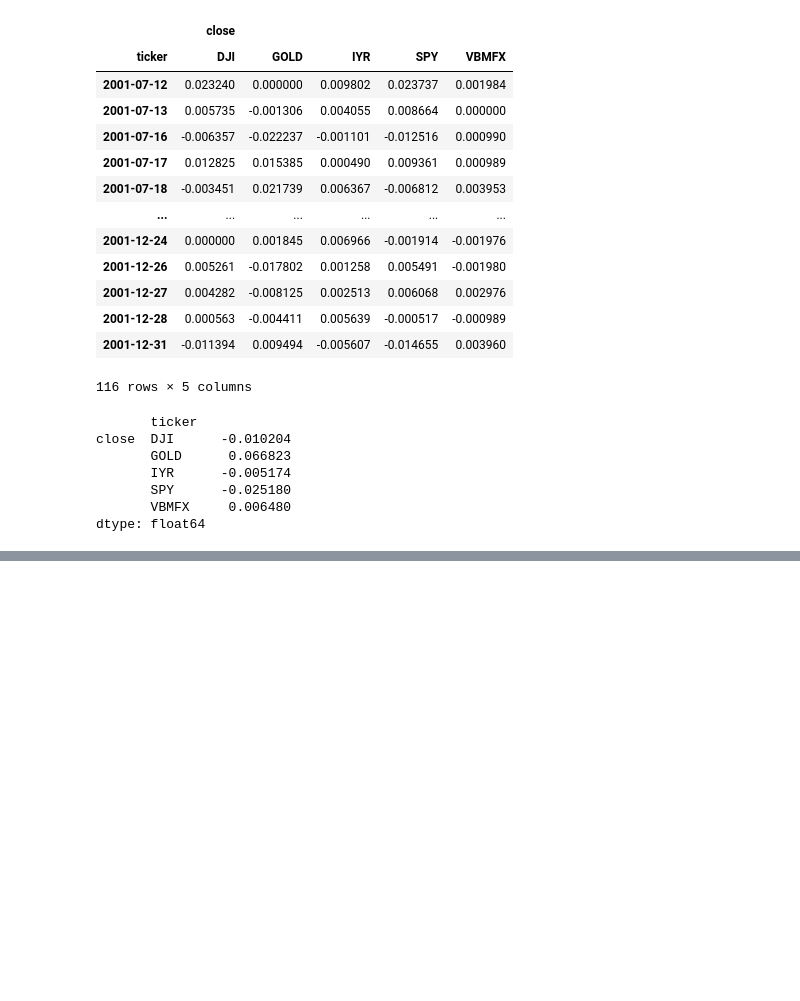
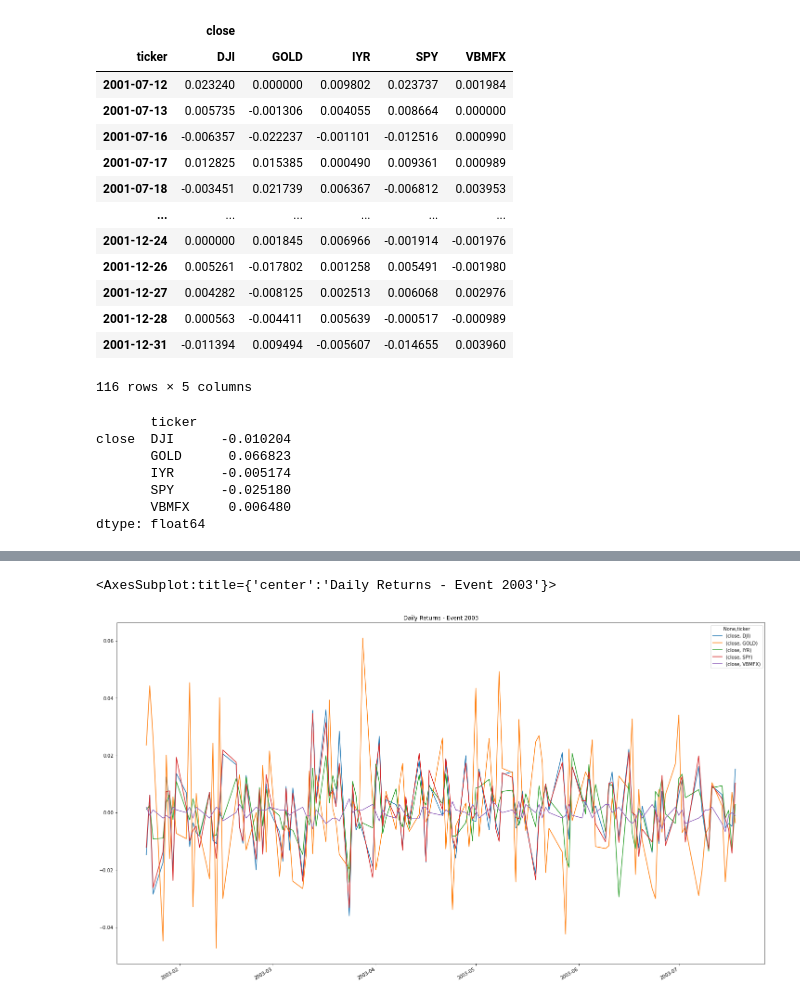
Before and after one commit to dcha314/project_1, a Jupyter notebook: baris_project1_draft.ipynb, the cells around one changed output, grey strips where cells are left out. Saved outputs shown, nothing was run; the diff lists cells and outputs as text; code cells hidden in the pictures; blank space fills up the shorter version.

```diff
--- a/baris_project1_draft.ipynb
+++ b/baris_project1_draft.ipynb
@@ -156 +160,12 @@ daily_returns_event_2001.plot(figsize=(25, 15), title="Daily Returns - Event 200
 [figure]
+# %%
+Commodity_2003 = get_data("DJI", start_date="1/20/2003", end_date="07/20/2003", index_as_date = True, interval="1d")
+GOLD_2003 = get_data("GOLD", start_date="1/20/2003", end_date="07/20/2003", index_as_date = True, interval="1d")
+RE_2003 = get_data("IYR", start_date="1/20/2003", end_date="07/20/2003", index_as_date = True, interval="1d")
+Equity_2003 = get_data("SPY", start_date="1/20/2003", end_date="07/20/2003", index_as_date = True, interval="1d")
+fixed_income_2003 = get_data("VBMFX", start_date="1/20/2003", end_date="07/20/2003", index_as_date = True, interval="1d")
+
+frames_2003 = [Commodity_2003,GOLD_2003,RE_2003,Equity_2003,fixed_income_2003]
+event_2003 = pd.concat(frames_2003).drop(columns = ['open','high','low','adjclose','volume'])
+
+event_2003
@@ -156,0 +186,2 @@ daily_returns_event_2001.plot(figsize=(25, 15), title="Daily Returns - Event 200
+# %%
+event_2003 = event_2003.pivot(columns='ticker')
@@ -156,0 +300,6 @@ daily_returns_event_2001.plot(figsize=(25, 15), title="Daily Returns - Event 200
+# %%
+# Plotting the daily returns for securities
+daily_returns_event_2003.plot(figsize=(25, 15), title="Daily Returns - Event 2003")
+# %% [output]
+<AxesSubplot:title={'center':'Daily Returns - Event 2003'}>
+[figure, added]
```
Also changed, not shown: parts of 69 cells of this notebook.
